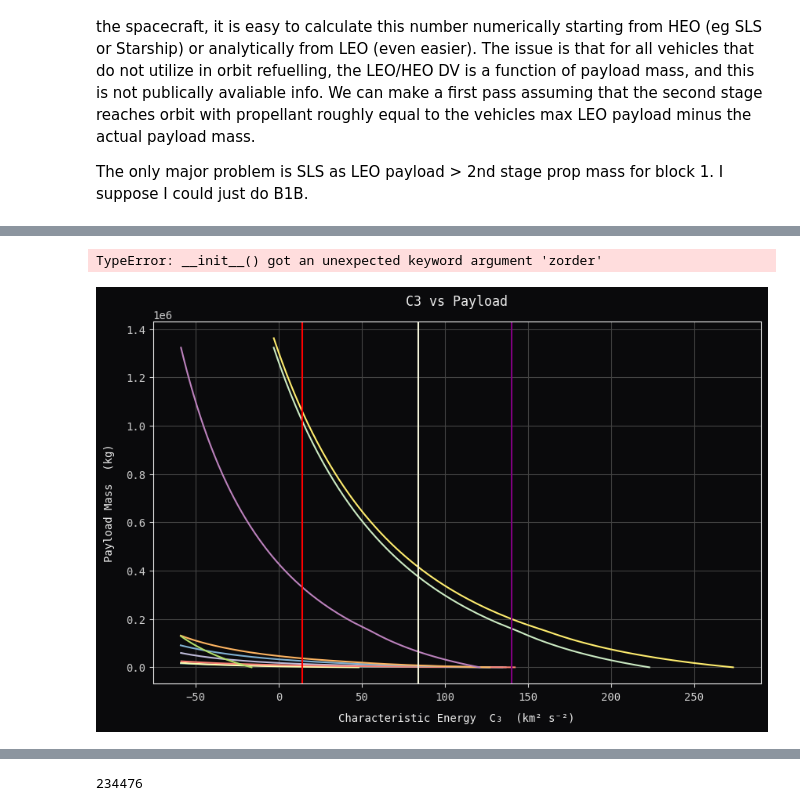
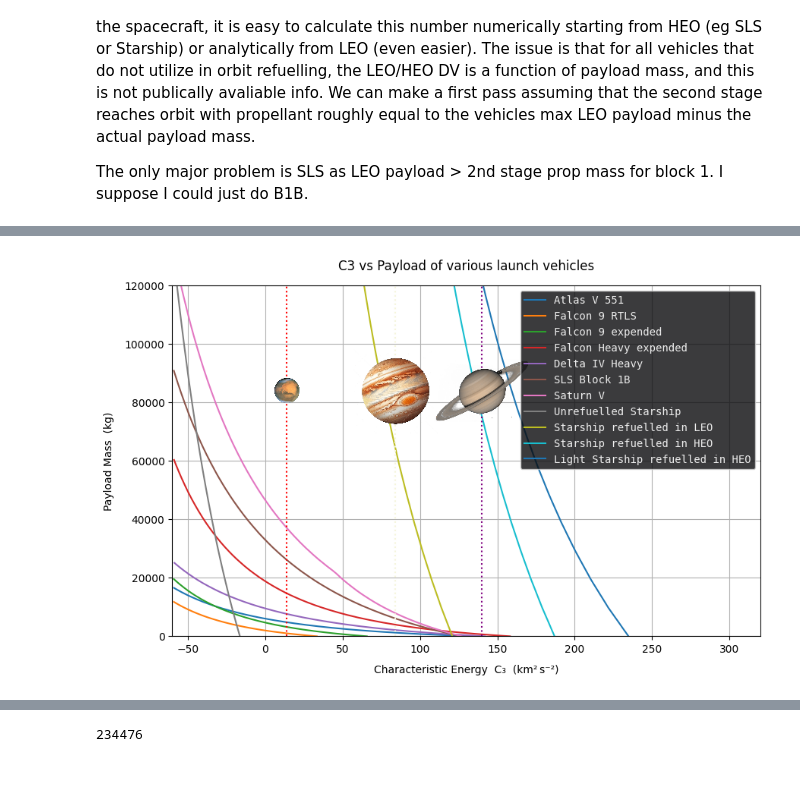
Before and after one commit to jackSN8/orbits.js, a Jupyter notebook: starship_science_graphs.ipynb, the cells around one changed output, grey strips where cells are left out. Saved outputs shown, nothing was run; the diff lists cells and outputs as text; code cells hidden in the pictures; blank space fills up the shorter version.

```diff
--- a/starship_science_graphs.ipynb
+++ b/starship_science_graphs.ipynb
@@ -42,7 +42,7 @@ def add_planet_photo(ax, x_c3, img_path, *, y_frac=0.88, zoom=0.18):
     ax.add_artist(ab)
 
 
-def add_planet_on_c3(ax, x_c3, img_path, *, y_frac=0.90, zoom=0.22, zorder=10):
+def add_planet_on_c3(ax, x_c3, img_path, *, y_frac=0.90, zoom=0.22, z=10):
     """
     Place a planet image centered on the vertical line at x_c3.
     y_frac is 0..1 in axes coordinates so the image 'floats' above the curves.
@@ -57,5 +57,6 @@ def add_planet_on_c3(ax, x_c3, img_path, *, y_frac=0.90, zoom=0.22, zorder=10):
         # zorder=zorder,
         pad=0.0
     )
+    ax.set_zorder(z)
     ax.add_artist(ab)
 # %%
@@ -139,15 +158,16 @@ def open_image_local(path_to_image):
 performance = {
     # [wet_mass_kg, dry_mass_kg, Isp_s, LEO_payload_kg]
     'Atlas V 551':              [23077, 2247, 449.7,   18850],
-    'Falcon 9 expended':        [111500, 4000, 348,    22800],   # fully‑fuelled second stage
-    'Falcon Heavy expended':    [111500, 4000, 348,    63800],
+    'Falcon 9 RTLS':        [111500, 3200, 348,    15000],   # fully‑fuelled second stage
+    'Falcon 9 expended':        [111500, 3200, 348,    22800],   # fully‑fuelled second stage
+    'Falcon Heavy expended':    [111500, 3200, 348,  63800],
     'Delta IV Heavy':           [30700,  3480, 465.5,  28790],
     'SLS Block 1B':             [143000,  14000, 460, 105000],
     'Saturn V':[123000,13500,420,145000],
     'Unrefuelled Starship':[1300000,120000,380,250000],
     'Starship refuelled in LEO':[1300000,120000,380,  1450000],
     'Starship refuelled in HEO':[1300000,120000,380,  1450000],
-    'Stripped Starship refuelled in HEO':[1300000,80000,380,  1450000],
+    'Light Starship refuelled in HEO':[1300000,80000,380,  1450000],
 }
 # #all assume starting in orbit with periapsis of 200km, but have some DV penalty/bonus from use of upper stage to reach LEO/HEO Starship & SLS bonus
 # performance = {
@@ -217,8 +237,8 @@ for lv, (wet_mass, dry_mass, isp, leo_cap) in performance.items():
             continue
         available_prop = min(available_prop, prop_capacity)
         delta_v = 0.87*isp * g0 * np.log((available_prop+dry_mass+p)/ (dry_mass + p))
-        if lv == 'Starship refuelled in HEO' or lv == 'Stripped Starship refuelled in HEO':
-            delta_v += 3000
+        if lv == 'Starship refuelled in HEO' or lv == 'Light Starship refuelled in HEO':
+            delta_v += 2000
         c3 = (v_leo + delta_v)**2 - v_escape**2  # m^2/s^2
         c3_vals.append(c3 / 1e6)  # convert to km^2/s^2
         valid_payloads.append(p)
@@ -226,40 +246,44 @@ for lv, (wet_mass, dry_mass, isp, leo_cap) in performance.items():
         ax.plot(c3_vals, valid_payloads, label=lv)
 
 
 def imscatter(x, y, image, ax=None, zoom=1):
     if ax is None:
         ax = plt.gca()
     try:
         image = plt.imread(image)
     except TypeError:
         # Likely already an array...
         pass
     im = OffsetImage(image, zoom=zoom)
     x, y = np.atleast_1d(x, y)
     artists = []
     for x0, y0 in zip(x, y):
         ab = AnnotationBbox(im, (x0, y0), xycoords='data', frameon=False)
         artists.append(ax.add_artist(ab))
     ax.update_datalim(np.column_stack([x, y]))
     ax.autoscale()
     return artists
 
 
 # Axis labels and title with retro flavour
 ax.set_xlabel('Characteristic Energy  C₃  (km² s⁻²)', labelpad=10)
 ax.set_ylabel('Payload Mass  (kg)', labelpad=10)
-plt.title('C3 vs Payload')
+plt.title('C3 vs Payload of various launch vehicles')
 ax.grid(True)
 # #ax.tight_layout()
-plt.axvline(x = 14, color = 'red', label = 'Hohmann transfer to Mars')
-plt.axvline(x = 84, color = 'beige', label = 'Hohmann transfer to Jupiter')
-plt.axvline(x = 140, color = 'purple', label = 'Hohmann transfer to Saturn')
-add_planet_on_c3(ax, 140, "saturn.png",  y_frac=0.70, zoom=0.22)  # lower to dodge legend, rings fit
+plt.axvline(x = 14, linestyle='dotted', color = 'red')
+plt.axvline(x = 84, linestyle='dotted', color = 'beige')
+plt.axvline(x = 140, linestyle='dotted', color = 'purple')
+add_planet_on_c3(ax, 140, "saturn.png",  y_frac=0.70, zoom=0.062)  # lower to dodge legend, rings fit
+add_planet_on_c3(ax, 14, "mars.png",  y_frac=0.70, zoom=0.052)  # lower to dodge legend, rings fit
+add_planet_on_c3(ax, 84, "jupiter.png",  y_frac=0.70, zoom=0.032)  # lower to dodge legend, rings fit
 
-# ax.legend(loc='upper right')
-# plt.xlim(left = -50)
-# plt.ylim(top = 120000,bottom = 0)
+# plt.axhline(y=4000)
+# plt.axhline(y=16800)
+
+ax.legend(loc='upper right')
+plt.xlim(left = -60,right=320)
+plt.ylim(top = 120000,bottom = 0)
 plt.show()
 # %% [output]
-TypeError: __init__() got an unexpected keyword argument 'zorder'
-[figure, old version]
+[figure, new version]
```
Also changed, not shown: parts of 5 cells of this notebook, 15 other files.
